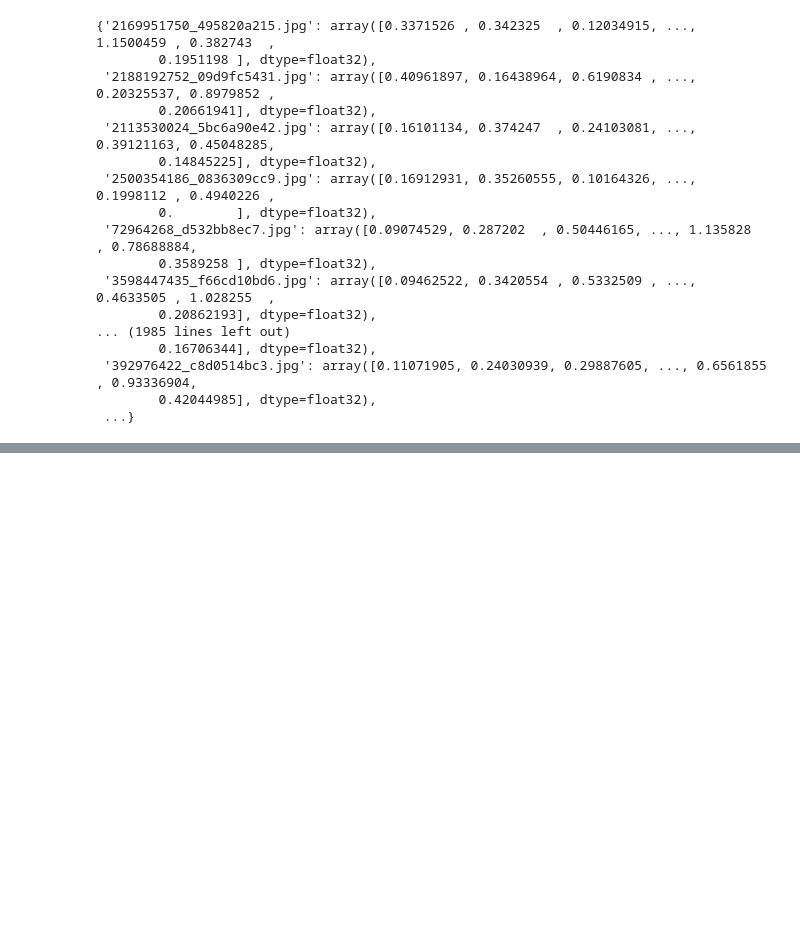
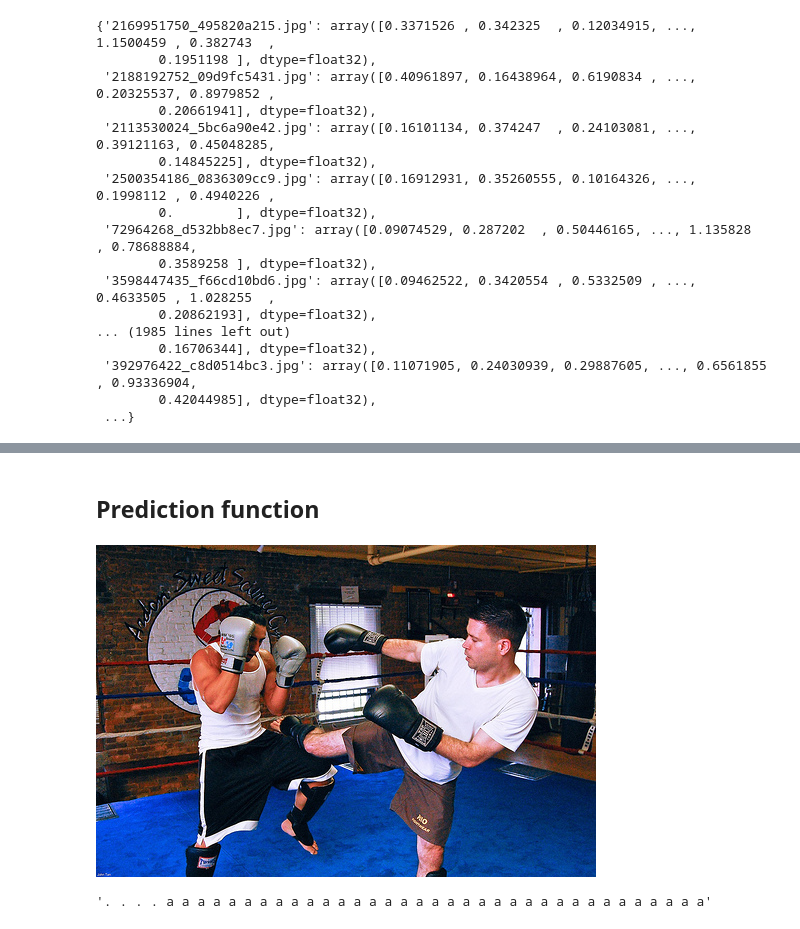
Before and after one commit to Retsediv/ImageCaptioning, a Jupyter notebook: InceptionV3.ipynb, the cells around one changed output, grey strips where cells are left out. Drawn from its saved outputs; the diff is of its cells as text; code cells hidden in the pictures; blank space fills up the shorter version.

Commit message:
Model training...

```diff
--- a/InceptionV3.ipynb
+++ b/InceptionV3.ipynb
@@ -471,0 +473,2 @@ KeyboardInterrupt:
+# %% [markdown]
+## Prediction function
@@ -471,0 +495,10 @@ KeyboardInterrupt:
+# %%
+# try_image = test_images[0]
+try_image = train_images[27]
+Image.open(get_full_path_to_img(try_image))
+# %% [output]
+[figure, added]
+# %%
+predict_captions(try_image)
+# %% [output]
+'. . . . a a a a a a a a a a a a a a a a a a a a a a a a a a a a a a a a a a a'
```
Also changed, not shown: parts of 2 cells of this notebook.
